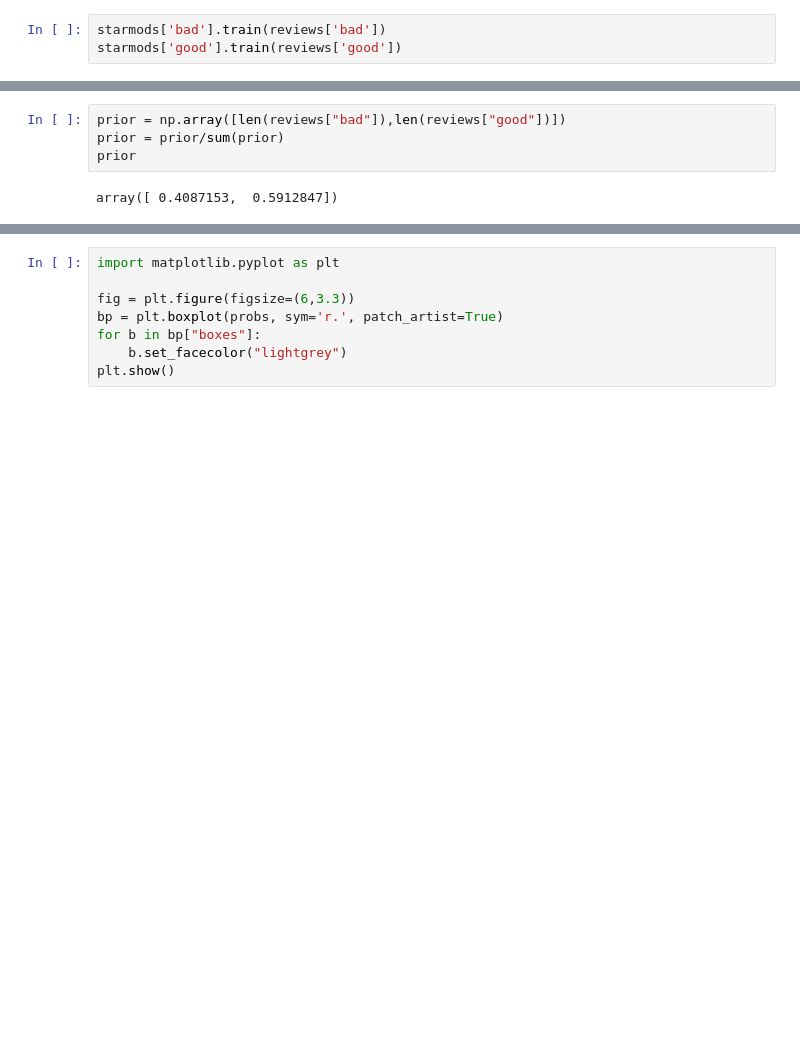
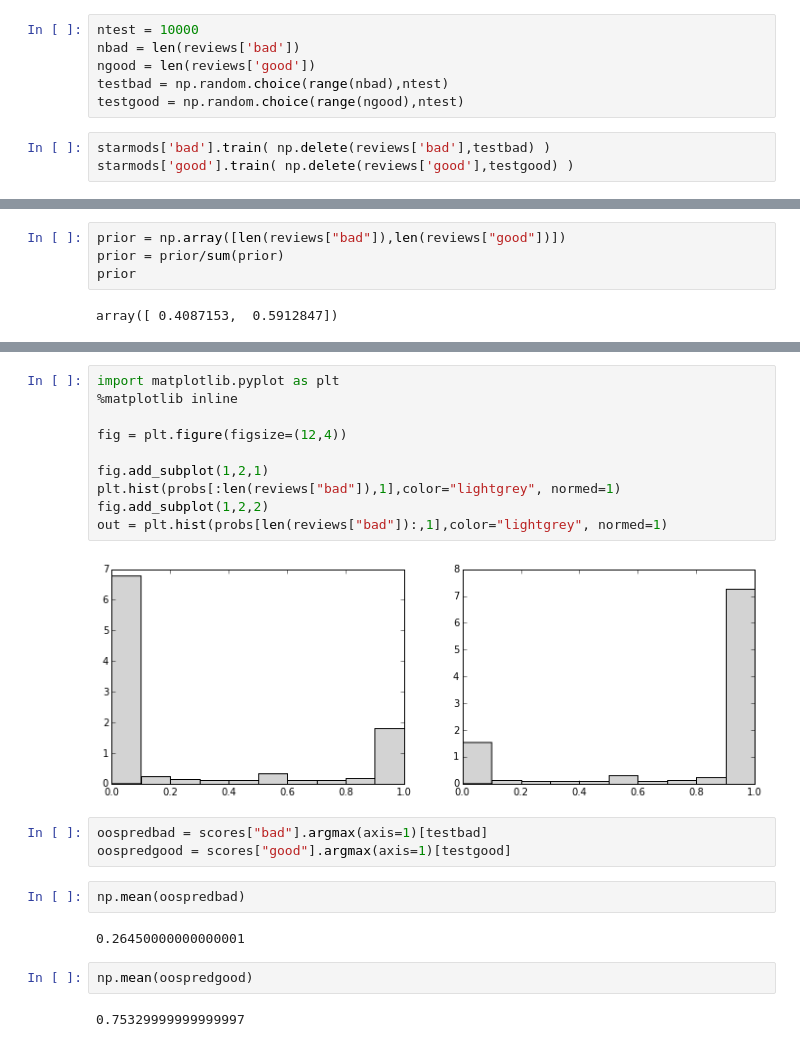
Before and after one commit to TaddyLab/deepir, a Jupyter notebook: w2v-inversion.ipynb, the cells around one changed output, grey strips where cells are left out. Cells and saved outputs as stored; diff of their text form; blank space fills up the shorter version.

Commit message:
all good OOS

```diff
--- a/w2v-inversion.ipynb
+++ b/w2v-inversion.ipynb
@@ -76,7 +76,13 @@ jointmodel.build_vocab(YelpReviews())
 starmods = {}
 starmods['bad'] = deepcopy(jointmodel)
 starmods['good'] = deepcopy(jointmodel)
+# %%
+ntest = 10000
+nbad = len(reviews['bad'])
+ngood = len(reviews['good'])
+testbad = np.random.choice(range(nbad),ntest)
+testgood = np.random.choice(range(ngood),ntest)
 # %%
-starmods['bad'].train(reviews['bad'])
-starmods['good'].train(reviews['good'])
+starmods['bad'].train( np.delete(reviews['bad'],testbad) )
+starmods['good'].train( np.delete(reviews['good'],testgood) )
 # %% [output]
@@ -167,8 +173,23 @@ np.mean(predy[len(reviews["bad"]):])
-# %%
-import matplotlib.pyplot as plt
-
-fig = plt.figure(figsize=(6,3.3))
-bp = plt.boxplot(probs, sym='r.', patch_artist=True)
-for b in bp["boxes"]:
-    b.set_facecolor("lightgrey")
-plt.show()
+# %%
+import matplotlib.pyplot as plt
+%matplotlib inline
+
+fig = plt.figure(figsize=(12,4))
+
+fig.add_subplot(1,2,1)
+plt.hist(probs[:len(reviews["bad"]),1],color="lightgrey", normed=1)
+fig.add_subplot(1,2,2)
+out = plt.hist(probs[len(reviews["bad"]):,1],color="lightgrey", normed=1)
+# %% [output]
+[figure, added]
+# %%
+oospredbad = scores["bad"].argmax(axis=1)[testbad]
+oospredgood = scores["good"].argmax(axis=1)[testgood]
+# %%
+np.mean(oospredbad)
+# %% [output]
+0.26450000000000001
+# %%
+np.mean(oospredgood)
+# %% [output]
+0.75329999999999997
```
Also changed, not shown: parts of 12 cells of this notebook.
